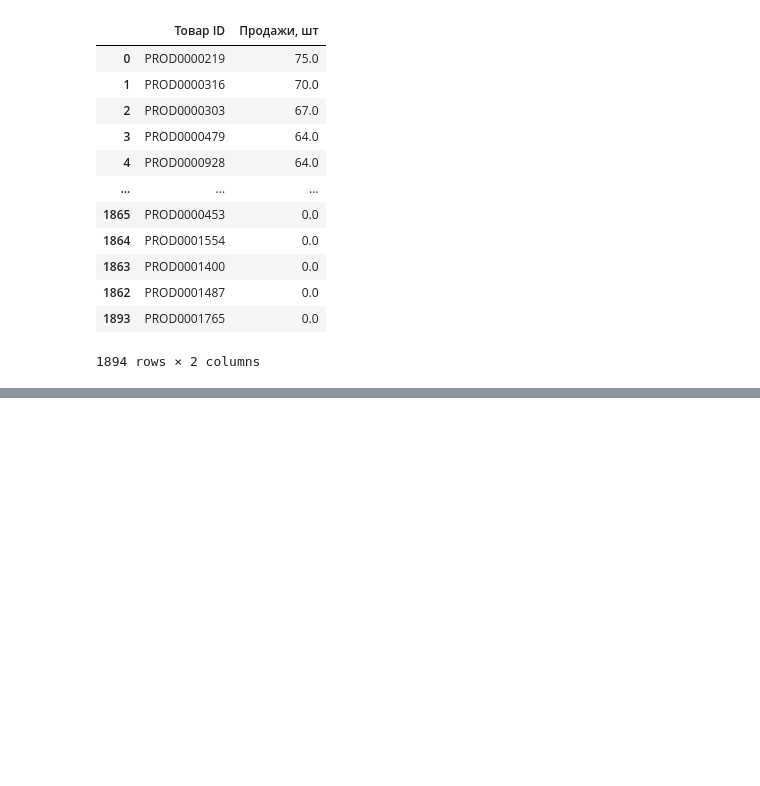
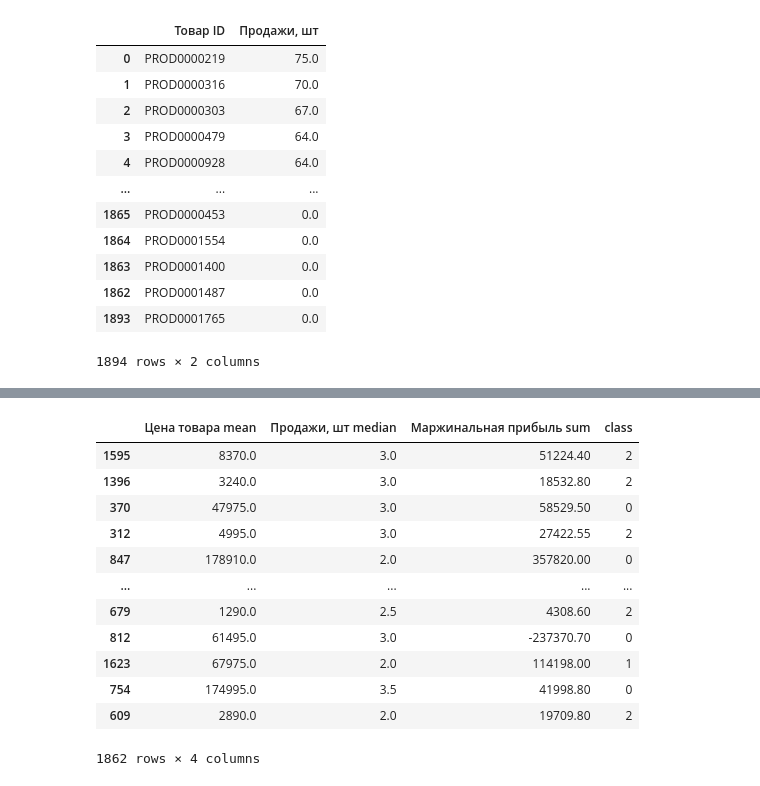
Before and after one commit to OctoBus177/Krok_data_analyses, a Jupyter notebook: all.ipynb, the cells around one changed output, grey strips where cells are left out. Saved outputs shown, nothing was run; the diff lists cells and outputs as text; code cells hidden in the pictures; blank space fills up the shorter version.

```diff
--- a/all.ipynb
+++ b/all.ipynb
@@ -387,0 +388,22 @@ df_sales_analysis
+# %%
+factors = ['Цена товара mean', 'Продажи, шт median', 'Маржинальная прибыль sum']
+target_column = 'class'
+# %%
+alter_df = df_sales_analysis[factors + [target_column]]
+# %%
+alter_df = alter_df.sample(frac = 1)
+alter_df
+# %% [output]
+|  | Цена товара mean | Продажи, шт median | Маржинальная прибыль sum | class |
+| 1595 | 8370.0 | 3.0 | 51224.40 | 2 |
+| 1396 | 3240.0 | 3.0 | 18532.80 | 2 |
+| 370 | 47975.0 | 3.0 | 58529.50 | 0 |
+| 312 | 4995.0 | 3.0 | 27422.55 | 2 |
+| 847 | 178910.0 | 2.0 | 357820.00 | 0 |
+| ... | ... | ... | ... | ... |
+| 679 | 1290.0 | 2.5 | 4308.60 | 2 |
+| 812 | 61495.0 | 3.0 | -237370.70 | 0 |
+| 1623 | 67975.0 | 2.0 | 114198.00 | 1 |
+| 754 | 174995.0 | 3.5 | 41998.80 | 0 |
+| 609 | 2890.0 | 2.0 | 19709.80 | 2 |
+1862 rows × 4 columns
```
Also changed, not shown: parts of 50 cells of this notebook, 2 other files.
